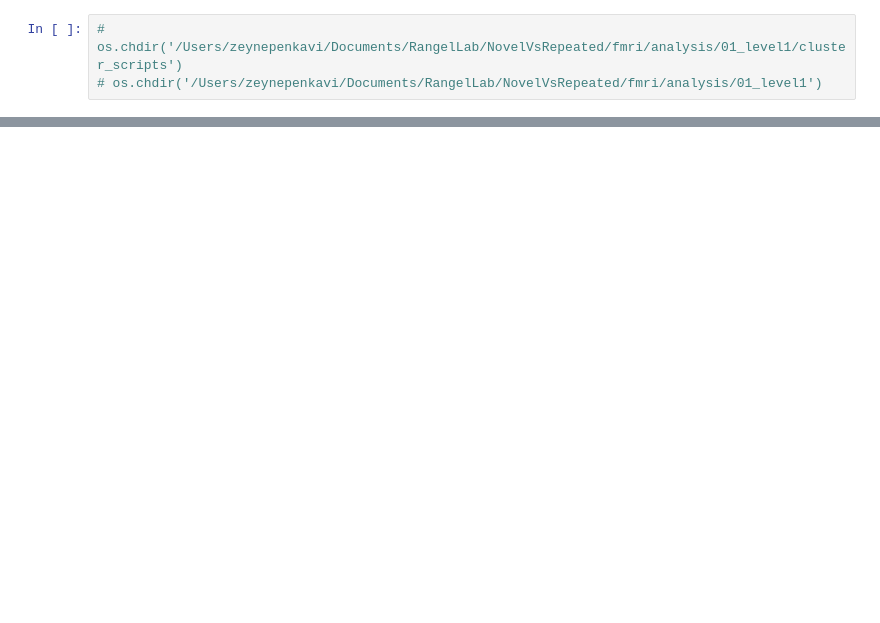
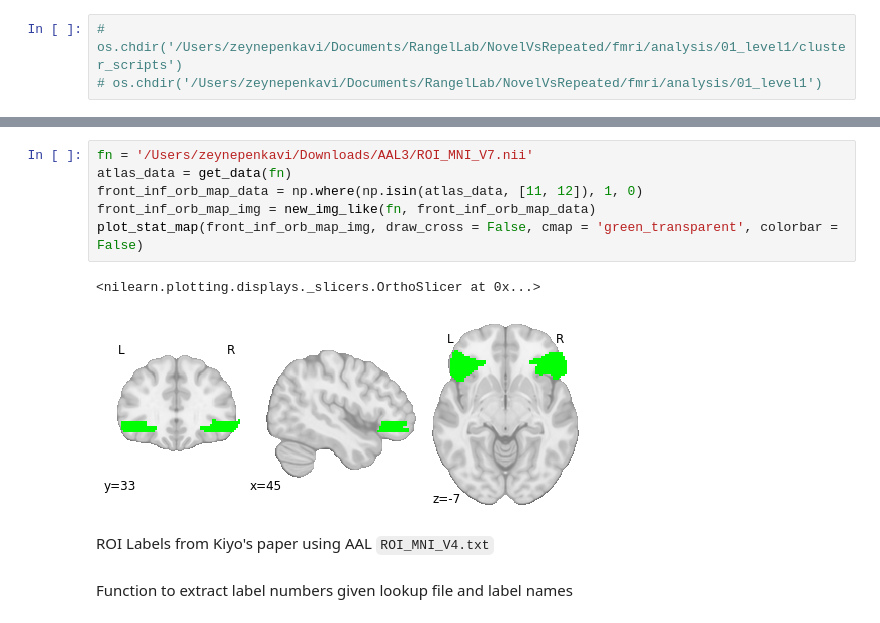
Before and after one commit to zenkavi/NovelVsRepeated, a Jupyter notebook: fmri/sandbox.ipynb, the cells around one changed output, grey strips where cells are left out. Cells and saved outputs as stored; diff of their text form; blank space fills up the shorter version.

```diff
--- a/fmri/sandbox.ipynb
+++ b/fmri/sandbox.ipynb
@@ -127,0 +48,13 @@ for session_type, sessions in sessions_dict.items():
+# %%
+fn = '/Users/zeynepenkavi/Downloads/AAL3/ROI_MNI_V7.nii'
+atlas_data = get_data(fn)
+front_inf_orb_map_data = np.where(np.isin(atlas_data, [11, 12]), 1, 0)
+front_inf_orb_map_img = new_img_like(fn, front_inf_orb_map_data)
+plot_stat_map(front_inf_orb_map_img, draw_cross = False, cmap = 'green_transparent', colorbar = False)
+# %% [output]
+<nilearn.plotting.displays._slicers.OrthoSlicer at 0x...>
+[figure, added]
+# %% [markdown]
+ROI Labels from Kiyo's paper using AAL `ROI_MNI_V4.txt`
+# %% [markdown]
+Function to extract label numbers given lookup file and label names
```
Also changed, not shown: parts of 24 cells of this notebook, 2 other files.
